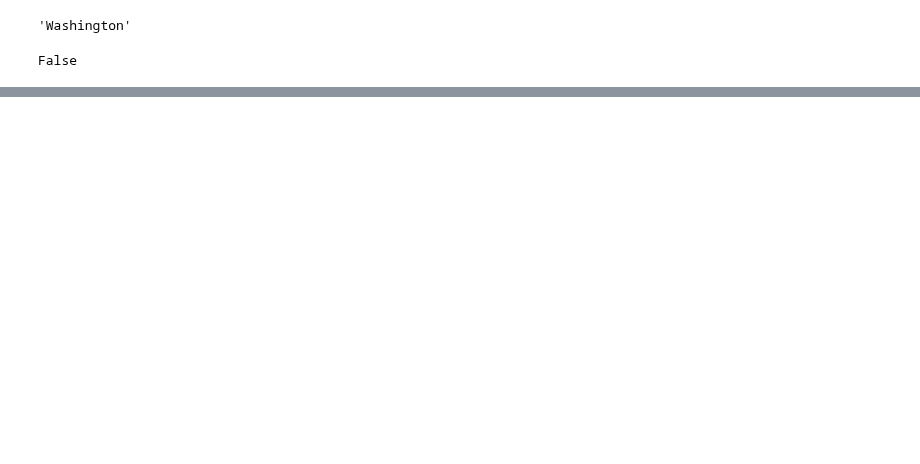
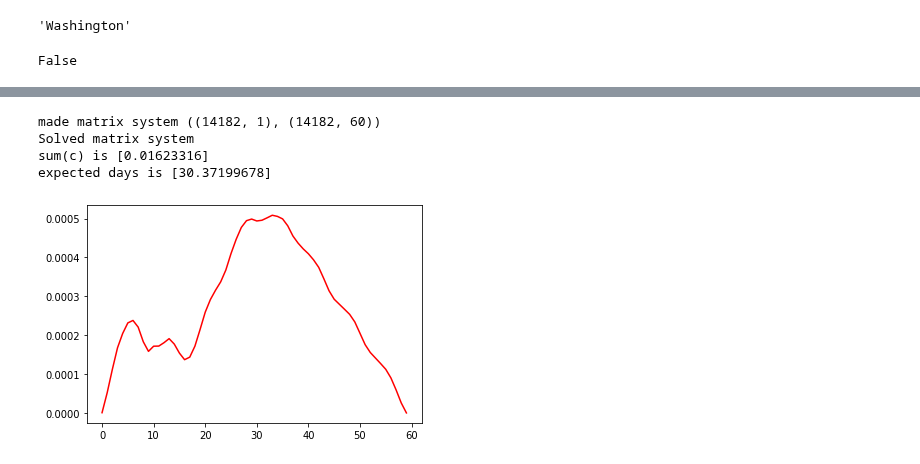
Before and after one commit to mds2/covid-jupyter-mds2, a Jupyter notebook: death convolutions.ipynb, the cells around one changed output, grey strips where cells are left out. Cells and saved outputs as stored; diff of their text form; code cells hidden in the pictures; blank space fills up the shorter version.

```diff
--- a/death convolutions.ipynb
+++ b/death convolutions.ipynb
@@ -242,0 +251,8 @@ expected days is [26.61383294]
+# %%
+c_cal = solve_state("California", smooth_weight=2500)
+# %% [output]
+made matrix system ((14182, 1), (14182, 60))
+Solved matrix system
+sum(c) is [0.01623316]
+expected days is [30.37199678]
+[figure, added]
```
Also changed, not shown: parts of 30 cells of this notebook, 1 other file.
